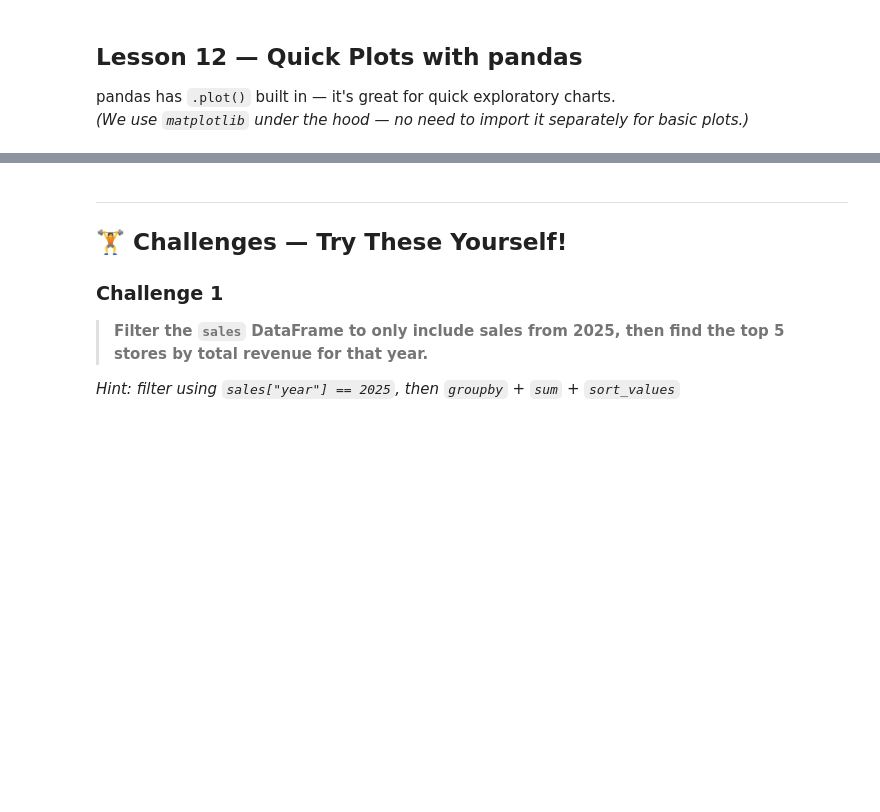
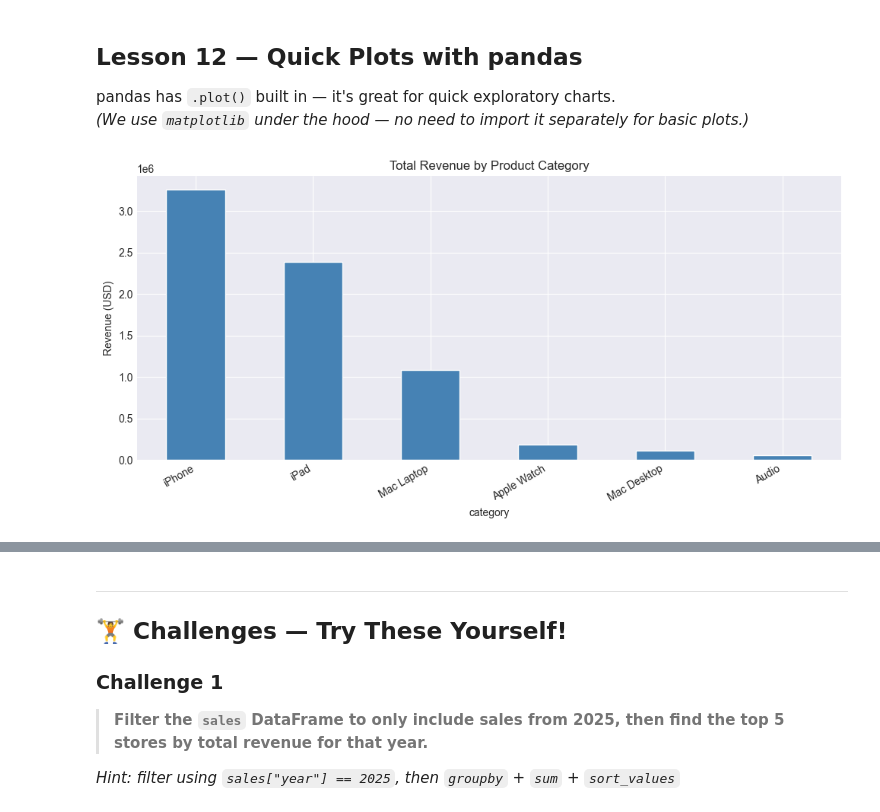
Before and after one commit to co-za/data-analysis-intro, a Jupyter notebook: 3. Pandas Basics.ipynb, the cells around one changed output, grey strips where cells are left out. Drawn from its saved outputs; the diff is of its cells as text; code cells hidden in the pictures; blank space fills up the shorter version.

```diff
--- a/3. Pandas Basics.ipynb
+++ b/3. Pandas Basics.ipynb
@@ -273,21 +607,23 @@ pandas has `.plot()` built in — it's great for quick exploratory charts.
 # %%
 import matplotlib.pyplot as plt
 plt.style.use("seaborn-v0_8-darkgrid")   # nicer looking charts
 
 # Bar chart — total revenue by product category
 category_revenue = sales_with_product.groupby("category")["total_price"].sum().sort_values(ascending=False)
 
 category_revenue.plot(
     kind="bar",
     figsize=(10, 5),
-    title="💰 Total Revenue by Product Category",
+    title="Total Revenue by Product Category",
     ylabel="Revenue (USD)",
     color="steelblue",
     edgecolor="white",
 )
 plt.xticks(rotation=30, ha="right")
 plt.tight_layout()
 plt.show()
+# %% [output]
+[figure, added]
 # %%
 # Line chart — monthly revenue trend
 monthly = sales.groupby(sales["sale_date"].dt.to_period("M"))["total_price"].sum()
```
Also changed, not shown: parts of 43 cells of this notebook.
